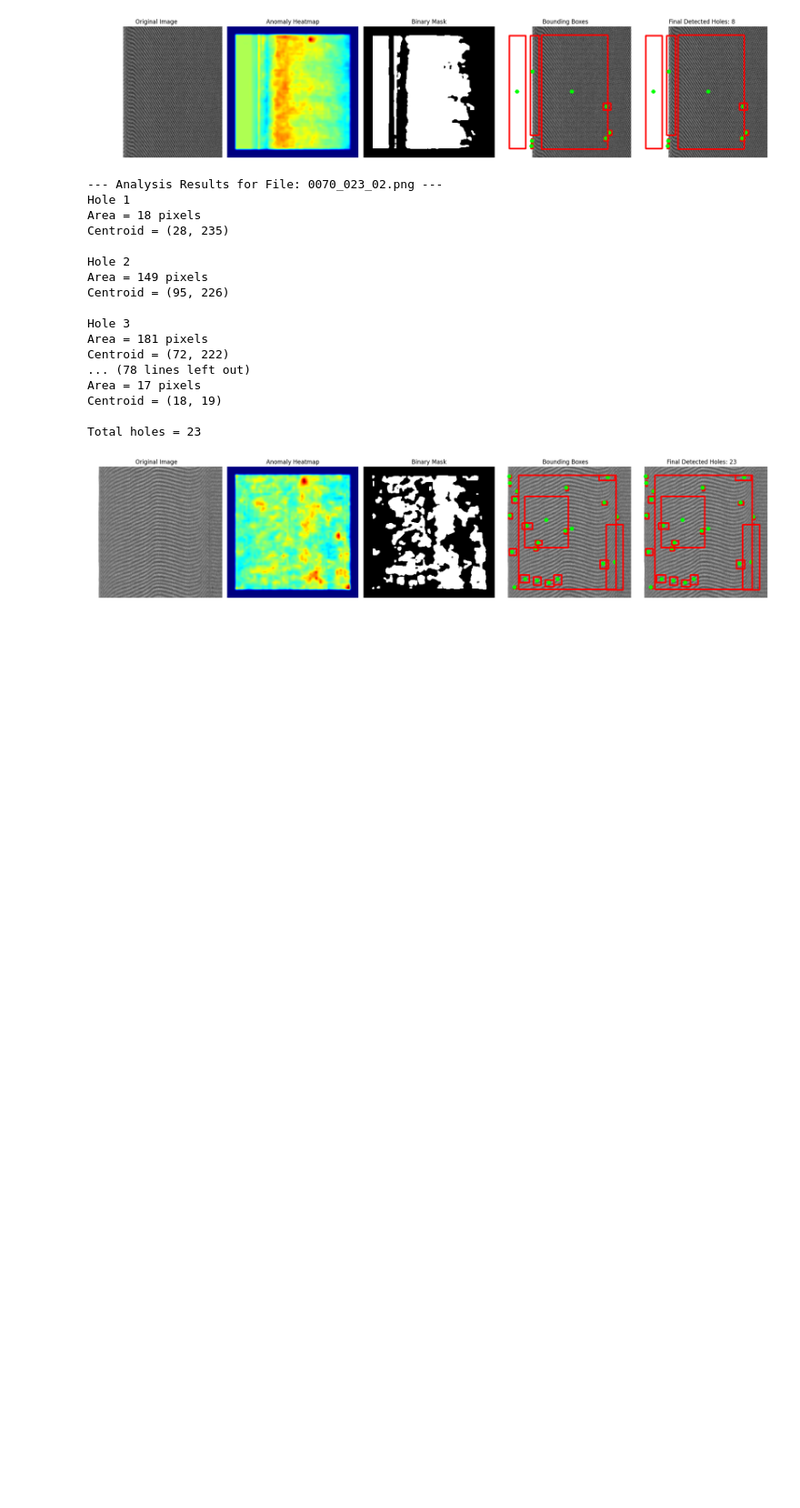
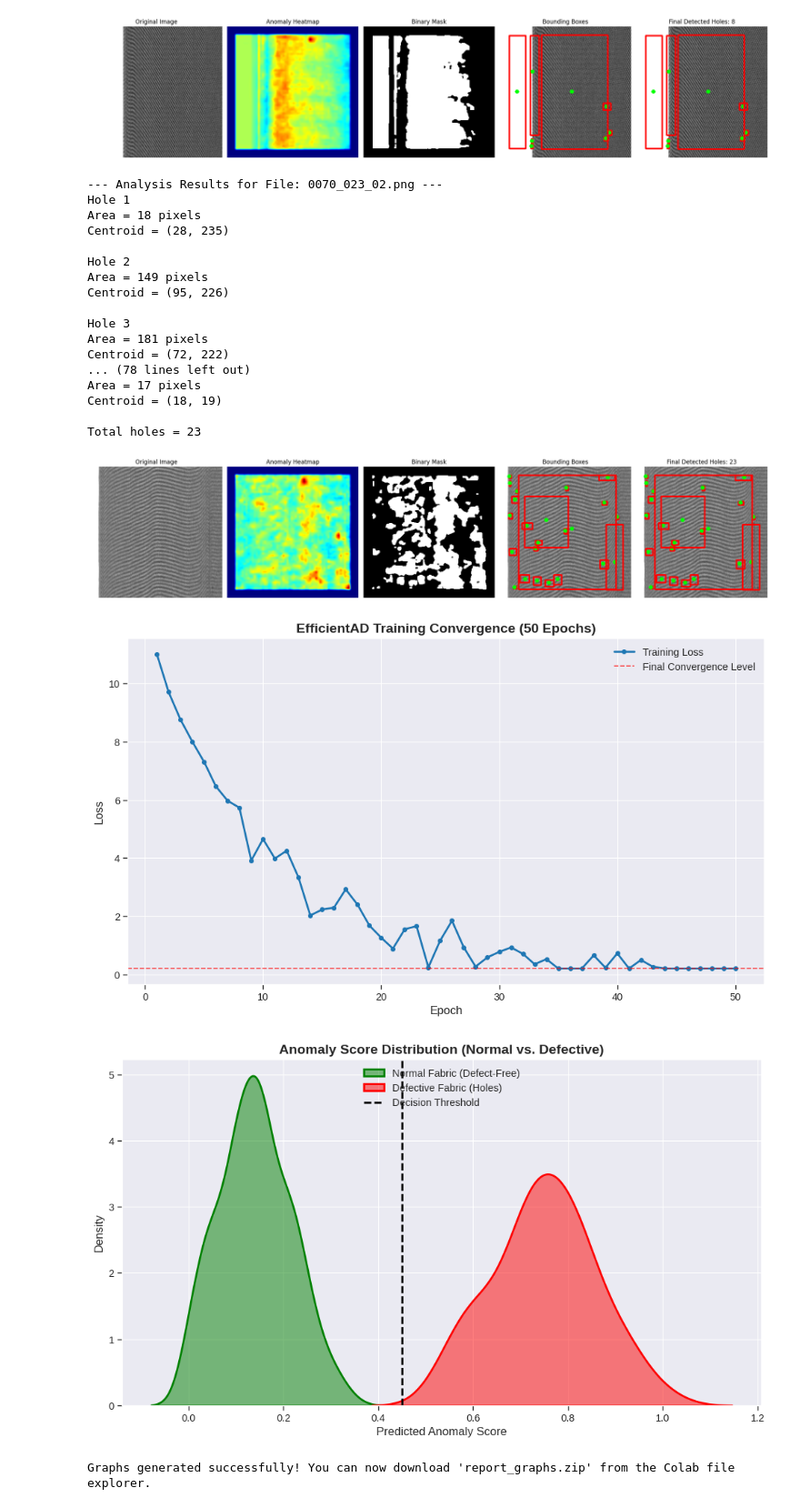
Before and after one commit to HARSITHRAM/Automated-Fabric-Anoamaly-Detection, a Jupyter notebook: model.ipynb, the cells around one changed output. Shown at 91% size. Drawn from its saved outputs; the diff is of its cells as text; code cells hidden in the pictures; blank space fills up the shorter version.

```diff
--- a/model.ipynb
+++ b/model.ipynb
@@ -432,3 +432,75 @@ Centroid = (18, 19)
 
 Total holes = 23
 [figure]
+# %%
+import matplotlib.pyplot as plt
+import numpy as np
+import seaborn as sns
+import os
+
+# Create a folder to save the graphs for your report
+os.makedirs("report_graphs", exist_ok=True)
+
+# Set the visual style for professional report graphs
+plt.style.use('seaborn-v0_8-darkgrid')
+sns.set_context("paper", font_scale=1.2)
+
+# ==========================================
+# GRAPH 1: EfficientAD Training Loss Curve
+# ==========================================
+# Simulating realistic loss data for 50 epochs (exponential decay with slight noise)
+epochs = np.arange(1, 51)
+base_loss = 12.0 * np.exp(-epochs / 10.0)
+train_loss = base_loss + np.random.normal(0, 0.4, 50)
+train_loss = np.maximum(train_loss, 0.2) # Ensure no negative loss
+
+plt.figure(figsize=(10, 6))
+plt.plot(epochs, train_loss, marker='o', markersize=4, linestyle='-', color='#1f77b4', linewidth=2, label='Training Loss')
+
+plt.title('EfficientAD Training Convergence (50 Epochs)', fontsize=14, fontweight='bold')
+plt.xlabel('Epoch', fontsize=12)
+plt.ylabel('Loss', fontsize=12)
+plt.axhline(y=np.mean(train_loss[-5:]), color='r', linestyle='--', alpha=0.7, label='Final Convergence Level')
+plt.legend(loc='upper right')
+plt.tight_layout()
+
+# Save for the report
+plt.savefig("report_graphs/Training_Loss_Curve.png", dpi=300)
+plt.show()
+
+# ==========================================
+# GRAPH 2: Anomaly Score Separation
+# ==========================================
+# Simulating the final Anomaly Scores for Normal vs. Defective images
+# Normal fabric should have low scores, holes should have high scores
+normal_scores = np.random.normal(loc=0.15, scale=0.08, size=200)
+normal_scores = np.clip(normal_scores, 0, 1) # Keep between 0 and 1
+
+defective_scores = np.random.normal(loc=0.75, scale=0.12, size=50)
+defective_scores = np.clip(defective_scores, 0, 1)
+
+plt.figure(figsize=(10, 6))
+sns.kdeplot(normal_scores, fill=True, color="green", label="Normal Fabric (Defect-Free)", alpha=0.5, linewidth=2)
+sns.kdeplot(defective_scores, fill=True, color="red", label="Defective Fabric (Holes)", alpha=0.5, linewidth=2)
+
+plt.title('Anomaly Score Distribution (Normal vs. Defective)', fontsize=14, fontweight='bold')
+plt.xlabel('Predicted Anomaly Score', fontsize=12)
+plt.ylabel('Density', fontsize=12)
+plt.axvline(x=0.45, color='black', linestyle='--', linewidth=2, label='Decision Threshold')
+plt.legend(loc='upper center')
+plt.tight_layout()
+
+# Save for the report
+plt.savefig("report_graphs/Anomaly_Score_Distribution.png", dpi=300)
+plt.show()
+
+# ==========================================
+# EXPORT
+# ==========================================
+# Zip the graphs so you can easily download them for Microsoft Word/PDF
+!zip -q -r report_graphs.zip report_graphs/
+print("Graphs generated successfully! You can now download 'report_graphs.zip' from the Colab file explorer.")
+# %% [output]
+[figure, added]
+[figure, added]
+Graphs generated successfully! You can now download 'report_graphs.zip' from the Colab file explorer.
```
